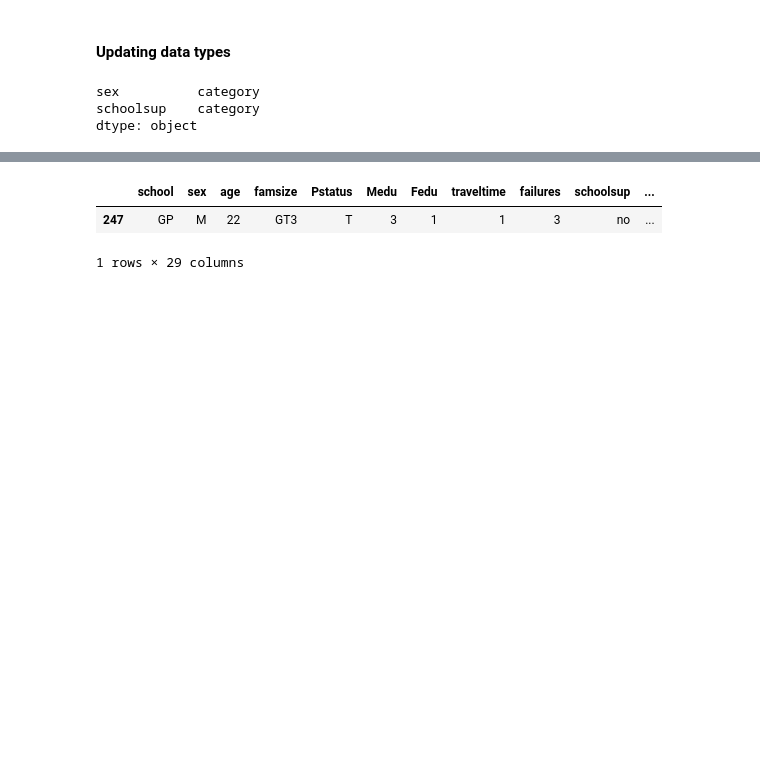
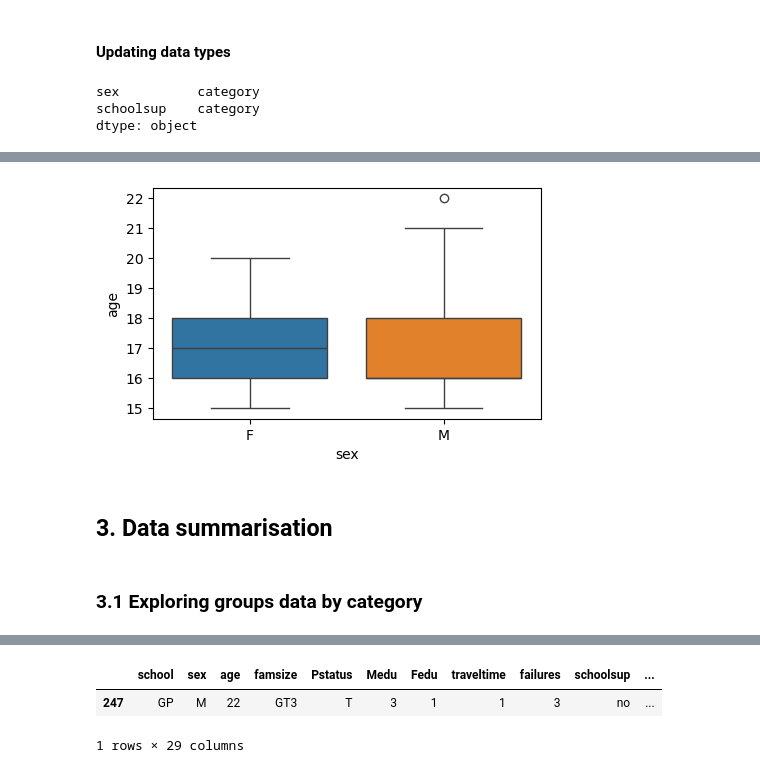
Before and after one commit to Timm26/Data_Science_Handbook, a Jupyter notebook: Preprocessing and EDA/EDA.ipynb, the cells around one changed output, grey strips where cells are left out. Saved outputs shown, nothing was run; the diff lists cells and outputs as text; code cells hidden in the pictures; blank space fills up the shorter version.

Commit message:
EDA on categorical, numerical and outliers

```diff
--- a/Preprocessing and EDA/EDA.ipynb
+++ b/Preprocessing and EDA/EDA.ipynb
@@ -113,0 +131,10 @@ dtype: object
+# %%
+# Visualise numerical values
+sns.boxplot(data = student_alc, x = 'sex', y = 'age', hue= 'sex')
+plt.show()
+# %% [output]
+[figure, added]
+# %% [markdown]
+## 3. Data summarisation
+# %% [markdown]
+### 3.1 Exploring groups data by category
```
Also changed, not shown: parts of 32 cells of this notebook, 1 other file.
